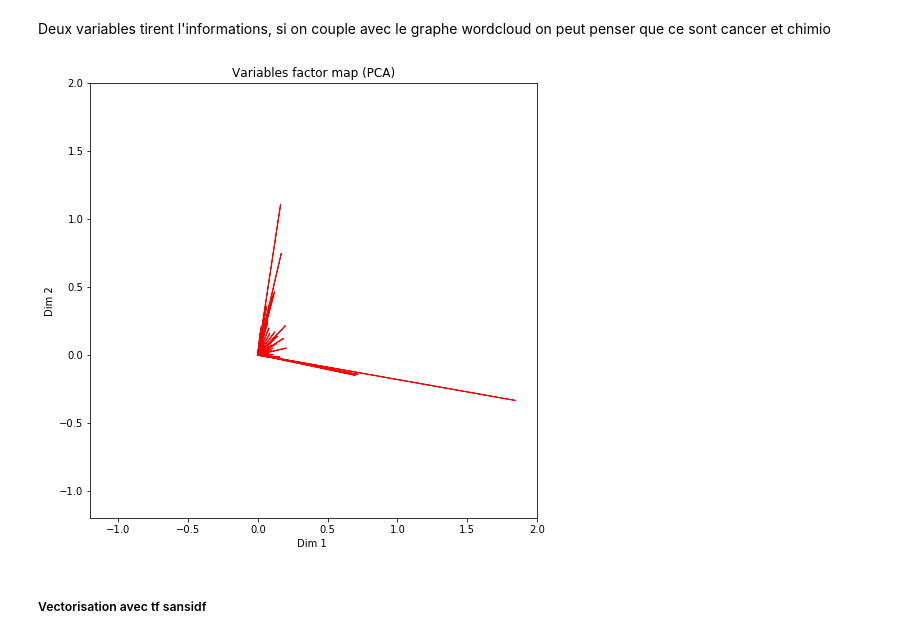
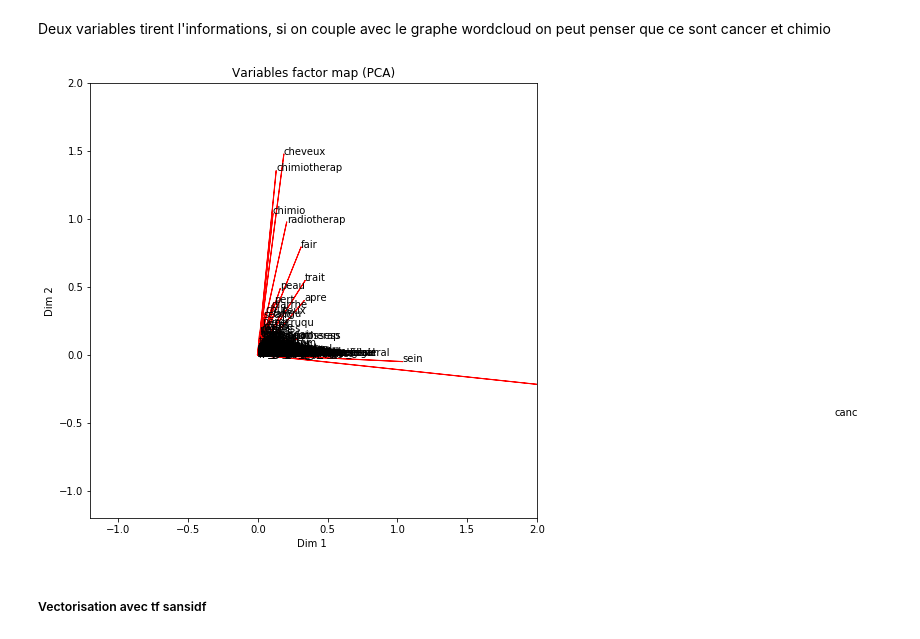
Before and after one commit to emmaboucheron/chatbot, a Jupyter notebook: NettoyageProjet.ipynb, the cells around one changed output. Drawn from its saved outputs; the diff is of its cells as text; code cells hidden in the pictures.

```diff
--- a/NettoyageProjet.ipynb
+++ b/NettoyageProjet.ipynb
@@ -401,11 +405,11 @@ from sklearn.feature_extraction import FeatureHasher
 stop_words = nltk.corpus.stopwords.words('french')
 question = data_train_clean["Question"] #on va travailler que sur la colonne des questions
 vec = TfidfVectorizer(
-            min_df = 1,
+            min_df = 1, #on prend tous les mots
             stop_words =stop_words,
             smooth_idf=True,
             norm='l2',
             sublinear_tf=True,
-            use_idf=True, #tf avec idf
-            ngram_range=(1,2)) #bi-grams
+            use_idf=False, #tf avec idf
+            ngram_range=(1,1)) # BIEN REFLECHIR COMMENT L UTILISER
 tfidf =  vec.fit_transform(question)
@@ -417,6 +433,7 @@ np.shape(tfidf)
 # %%
 # définition de la commande
 X = tfidf
+nom = vec.get_feature_names() #on recupere le nom des variables
 svd = TruncatedSVD(n_components=30, n_iter=40, random_state=42)
 svd.fit(X)
 #variance expliquee
@@ -448,20 +466,2 @@ plt.show()
 # %% [markdown]
 ##### Question : comment chopper le nom des variables, vu qu'on a vectorisé notre data frame ?
-# %%
-# composantes principales
-C = svd.fit(X).transform(X) #acp brute
-
-#affiche de l'acp brute
-#on multiplie toutes nos composantes principales par une constante pour avoir des graphes plus visibles
-coord1=svd.components_[0]*np.sqrt(svd.explained_variance_[0])*25
-coord2=svd.components_[1]*np.sqrt(svd.explained_variance_[1])*25
-fig = plt.figure(figsize=(8,8))
-ax = fig.add_subplot(1, 1, 1)
-for i, j in zip(coord1,coord2):
-    #plt.text(i, j,nom)
-    plt.arrow(0,0,i,j,color='r')
-plt.axis((-1.2,2,-1.2,2))
-plt.title("Variables factor map (PCA)")
-ax.set_xlabel('Dim 1 ')
-ax.set_ylabel('Dim 2')
-plt.show()
@@ -470,27 +468,25 @@ plt.show()
 # %% [markdown]
 Deux variables tirent l'informations, si on couple avec le graphe wordcloud on peut penser que ce sont cancer et chimio
 # %%
-#ACP centree reduite
+# composantes principales
+C = svd.fit(X).transform(X)
 
-# composantes principales
-
-CR = svd.fit(X).transform(X) #acp brute
-
-#affiche de l'acp brute
+#la svd affiche l'acp centree reduite
 #on multiplie toutes nos composantes principales par une constante pour avoir des graphes plus visibles
 coord1=svd.components_[0]*np.sqrt(svd.explained_variance_[0])*25
 coord2=svd.components_[1]*np.sqrt(svd.explained_variance_[1])*25
 fig = plt.figure(figsize=(8,8))
 ax = fig.add_subplot(1, 1, 1)
-for i, j in zip(coord1,coord2):
-    #plt.text(i, j,nom)
+nom
+for i, j,nom in zip(coord1,coord2,nom):
+    plt.text(i, j,nom)
     plt.arrow(0,0,i,j,color='r')
 plt.axis((-1.2,2,-1.2,2))
 plt.title("Variables factor map (PCA)")
 ax.set_xlabel('Dim 1 ')
 ax.set_ylabel('Dim 2')
 plt.show()
 # %% [output]
-[figure, old version]
+[figure, new version]
 # %% [markdown]
 ##### Vectorisation avec tf sansidf
```
Also changed, not shown: parts of 18 cells of this notebook.
